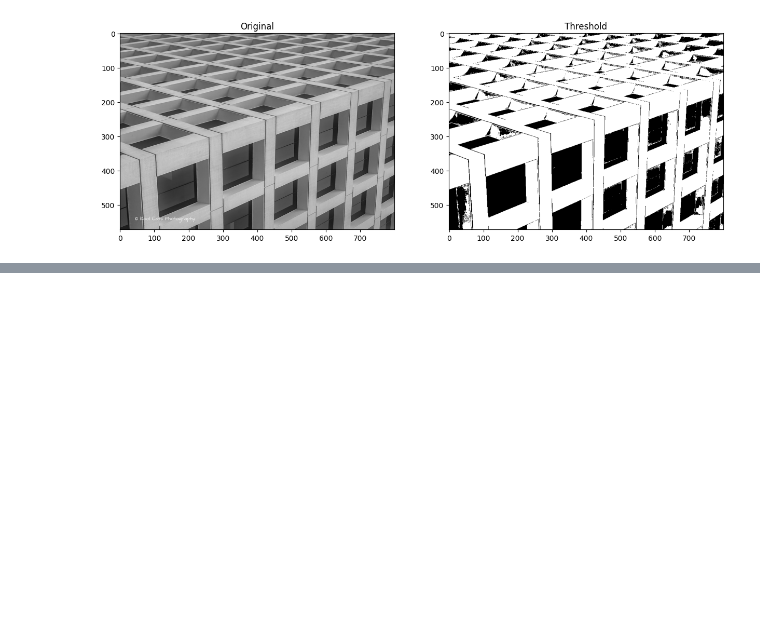
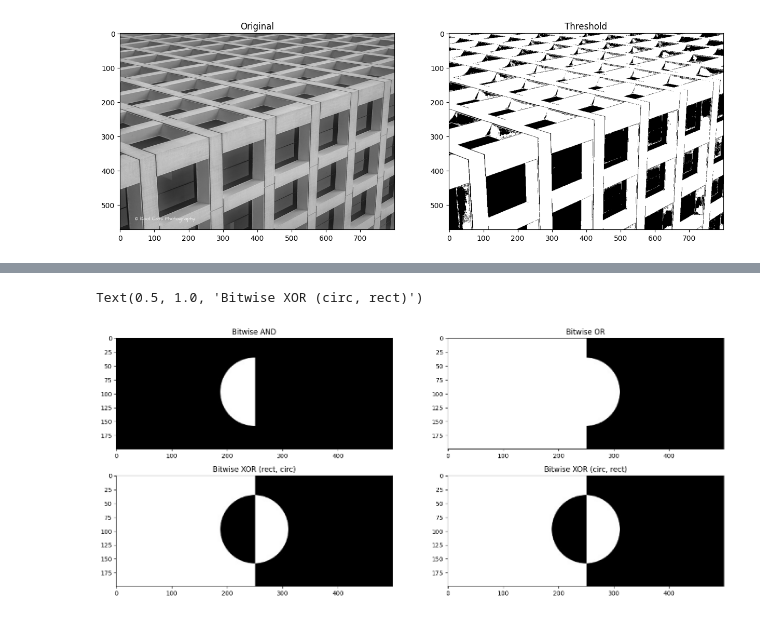
Before and after one commit to eisBlume0901/Learning_OpenCV, a Jupyter notebook: 04_Basic_Image_Enhancement_Using_Mathematical_Operations/main.ipynb, the cells around one changed output, grey strips where cells are left out. Cells and saved outputs as stored; diff of their text form; code cells hidden in the pictures; blank space fills up the shorter version.

```diff
--- a/04_Basic_Image_Enhancement_Using_Mathematical_Operations/main.ipynb
+++ b/04_Basic_Image_Enhancement_Using_Mathematical_Operations/main.ipynb
@@ -131,0 +146,29 @@ Text(0.5, 1.0, 'Thresholded (adaptive)')
+# %%
+result1 = cv2.bitwise_and(img_rect, img_circ, mask=None)
+
+result2 = cv2.bitwise_or(img_rect, img_circ, mask=None)
+
+result3 = cv2.bitwise_xor(img_rect, img_circ, mask=None)
+
+result4 = cv2.bitwise_xor(img_circ, img_rect, mask=None)
+
+plt.figure(figsize=[18, 15])
+
+plt.subplot(121)
+plt.imshow(result1, cmap="gray")
+plt.title("Bitwise AND")
+
+plt.subplot(122)
+plt.imshow(result2, cmap="gray")
+plt.title("Bitwise OR")
+
+plt.subplot(223)
+plt.imshow(result3, cmap="gray")
+plt.title("Bitwise XOR (rect, circ)")
+
+plt.subplot(224)
+plt.imshow(result4, cmap="gray")
+plt.title("Bitwise XOR (circ, rect)")
+# %% [output]
+Text(0.5, 1.0, 'Bitwise XOR (circ, rect)')
+[figure, added]
```
Also changed, not shown: parts of 9 cells of this notebook, 1 other file.
